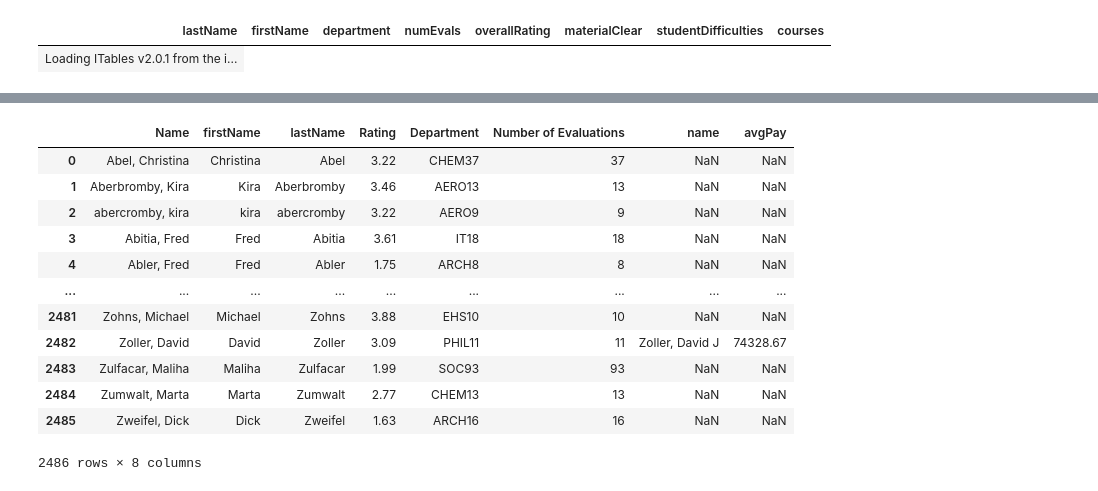
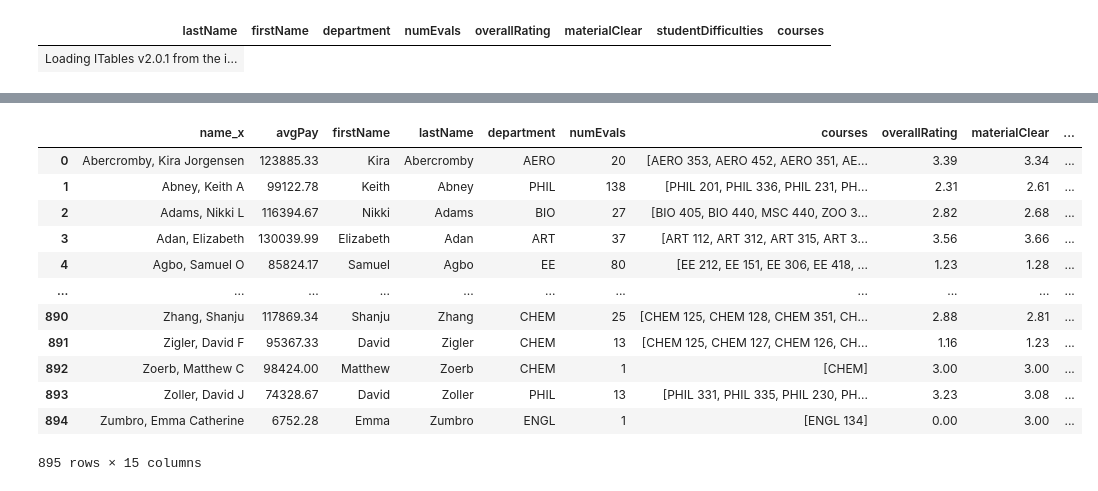
Before and after one commit to arausis/DATA301Project, a Jupyter notebook: SalaryRating.ipynb, the cells around one changed output, grey strips where cells are left out. Drawn from its saved outputs; the diff is of its cells as text; code cells hidden in the pictures.

```diff
--- a/SalaryRating.ipynb
+++ b/SalaryRating.ipynb
@@ -156,7 +325,6 @@ df_professor
 # %%
-# Extracting first and last name for each professor
-for index, row in df_professor.iterrows():
-    name = row['Name']
+for index, row in df_position.iterrows():
+    name = row['name']
     lenName = len(name.split(", "))
     if lenName == 2:
       lastname, firstname_middle = name.split(", ")
@@ -168,8 +336,6 @@ for index, row in df_professor.iterrows():
       print(name)
     firstname_parts = firstname_middle.split()
     firstname = firstname_parts[0]
-    df_professor.loc[index, 'firstName'] = firstname
-    df_professor.loc[index, 'lastName'] = lastname
-
-df_professor
+    df_position.loc[index, 'firstName'] = firstname
+    df_position.loc[index, 'lastName'] = lastname
 # %% [output]
@@ -277,17 +381,19 @@ Bailey, Jr., Philip2.71
 # %%
-df_archiveRating = df_archiveRating.merge(df_payroll, on=["firstName", "lastName"], how="left")
-df_archiveRating
+df_payPositionRating = df_payRating.merge(df_position, on=['firstName', 'lastName'], how='left')
+df_payPositionRating['position'].fillna('Lecturer/TA', inplace=True)
-# %% [output]
-|  | Name | firstName | lastName | Rating | Department | Number of Evaluations | name | avgPay |
-| 0 | Abel, Christina | Christina | Abel | 3.22 | CHEM37 | 37 | NaN | NaN |
-| 1 | Aberbromby, Kira | Kira | Aberbromby | 3.46 | AERO13 | 13 | NaN | NaN |
-| 2 | abercromby, kira | kira | abercromby | 3.22 | AERO9 | 9 | NaN | NaN |
-| 3 | Abitia, Fred | Fred | Abitia | 3.61 | IT18 | 18 | NaN | NaN |
-| 4 | Abler, Fred | Fred | Abler | 1.75 | ARCH8 | 8 | NaN | NaN |
-| ... | ... | ... | ... | ... | ... | ... | ... | ... |
-| 2481 | Zohns, Michael | Michael | Zohns | 3.88 | EHS10 | 10 | NaN | NaN |
-| 2482 | Zoller, David | David | Zoller | 3.09 | PHIL11 | 11 | Zoller, David J | 74328.67 |
-| 2483 | Zulfacar, Maliha | Maliha | Zulfacar | 1.99 | SOC93 | 93 | NaN | NaN |
-| 2484 | Zumwalt, Marta | Marta | Zumwalt | 2.77 | CHEM13 | 13 | NaN | NaN |
-| 2485 | Zweifel, Dick | Dick | Zweifel | 1.63 | ARCH16 | 16 | NaN | NaN |
-2486 rows × 8 columns
+# %%
+df_payPositionRating
+# %% [output]
+|  | name_x | avgPay | firstName | lastName | department | numEvals | courses | overallRating | materialClear | ... |
+| 0 | Abercromby, Kira Jorgensen | 123885.33 | Kira | Abercromby | AERO | 20 | [AERO 353, AERO 452, AERO 351, AE... | 3.39 | 3.34 | ... |
+| 1 | Abney, Keith A | 99122.78 | Keith | Abney | PHIL | 138 | [PHIL 201, PHIL 336, PHIL 231, PH... | 2.31 | 2.61 | ... |
+| 2 | Adams, Nikki L | 116394.67 | Nikki | Adams | BIO | 27 | [BIO 405, BIO 440, MSC 440, ZOO 3... | 2.82 | 2.68 | ... |
+| 3 | Adan, Elizabeth | 130039.99 | Elizabeth | Adan | ART | 37 | [ART 112, ART 312, ART 315, ART 3... | 3.56 | 3.66 | ... |
+| 4 | Agbo, Samuel O | 85824.17 | Samuel | Agbo | EE | 80 | [EE 212, EE 151, EE 306, EE 418, ... | 1.23 | 1.28 | ... |
+| ... | ... | ... | ... | ... | ... | ... | ... | ... | ... | ... |
+| 890 | Zhang, Shanju | 117869.34 | Shanju | Zhang | CHEM | 25 | [CHEM 125, CHEM 128, CHEM 351, CH... | 2.88 | 2.81 | ... |
+| 891 | Zigler, David F | 95367.33 | David | Zigler | CHEM | 13 | [CHEM 125, CHEM 127, CHEM 126, CH... | 1.16 | 1.23 | ... |
+| 892 | Zoerb, Matthew C | 98424.00 | Matthew | Zoerb | CHEM | 1 | [CHEM] | 3.00 | 3.00 | ... |
+| 893 | Zoller, David J | 74328.67 | David | Zoller | PHIL | 13 | [PHIL 331, PHIL 335, PHIL 230, PH... | 3.23 | 3.08 | ... |
+| 894 | Zumbro, Emma Catherine | 6752.28 | Emma | Zumbro | ENGL | 1 | [ENGL 134] | 0.00 | 3.00 | ... |
+895 rows × 15 columns
```
Also changed, not shown: parts of 41 cells of this notebook.
